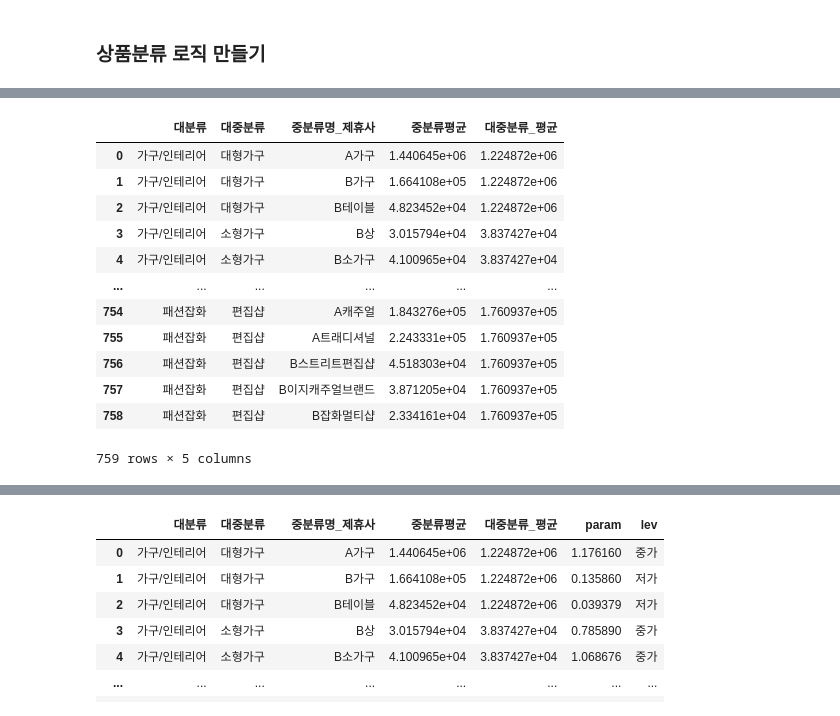
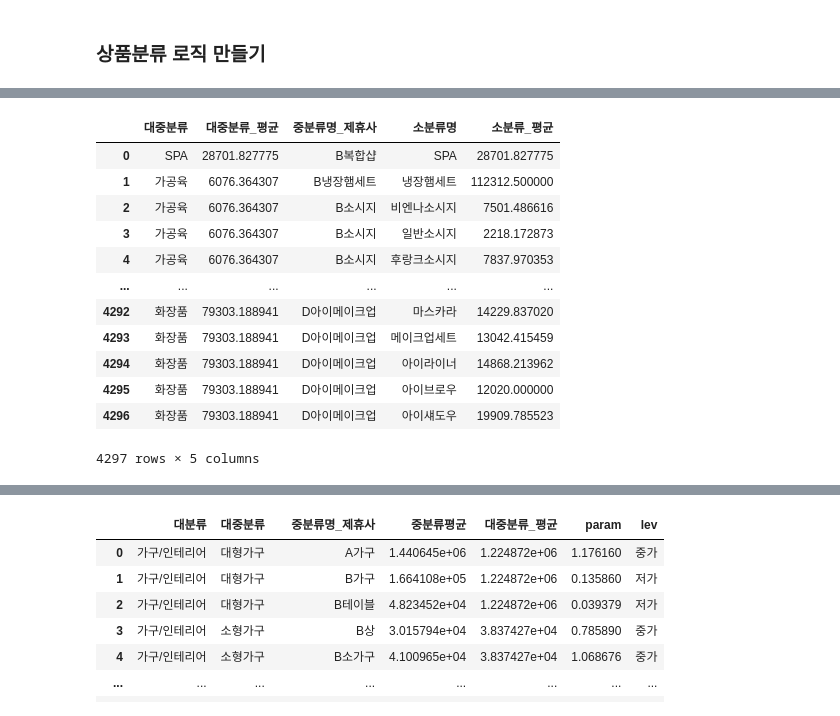
Before and after one commit to PKLH/cakd_LP, a Jupyter notebook: WorkSpace/Kim/EDA_minsup.ipynb, the cells around one changed output, grey strips where cells are left out. Drawn from its saved outputs; the diff is of its cells as text; code cells hidden in the pictures.

```diff
--- a/WorkSpace/Kim/EDA_minsup.ipynb
+++ b/WorkSpace/Kim/EDA_minsup.ipynb
@@ -1867,0 +1941,4 @@ purprd_prodcl.head()
+# %%
+# BtoB : 기업용선물 세트 등 벌크 상품들을 분리하기 위한 컬럼 생성
+purprd_prodcl['BtoB']=0
+purprd_prodcl.head()
@@ -1896,0 +1991,7 @@ purprd_pv_mean=purprd_pv_mean.rename(columns={'구매금액':'중분류평균'})
+# %%
+# 소분류의 평균
+purprd_pv_small_mean = pd.pivot_table(data=purprd_prodcl,index=['대중분류','중분류명_제휴사','소분류명'],\
+                                values='구매금액',aggfunc=(np.mean))
+purprd_pv_small_mean=purprd_pv_small_mean.reset_index()
+purprd_pv_small_mean=purprd_pv_small_mean.rename(columns={'구매금액':'소분류_평균'})
+purprd_pv_small_mean
@@ -1897,17 +2012,17 @@ purprd_pv_mean=purprd_pv_mean.rename(columns={'구매금액':'중분류평균'})
 # %%
-purprd_pv_mean_=pd.merge(purprd_pv_mean,purprd_pv_big_mean,how='outer')
+purprd_pv_mean_=pd.merge(purprd_pv_big_mean,purprd_pv_small_mean,how='outer')
 purprd_pv_mean_
 # %% [output]
-|  | 대분류 | 대중분류 | 중분류명_제휴사 | 중분류평균 | 대중분류_평균 |
-| 0 | 가구/인테리어 | 대형가구 | A가구 | 1.440645e+06 | 1.224872e+06 |
-| 1 | 가구/인테리어 | 대형가구 | B가구 | 1.664108e+05 | 1.224872e+06 |
-| 2 | 가구/인테리어 | 대형가구 | B테이블 | 4.823452e+04 | 1.224872e+06 |
-| 3 | 가구/인테리어 | 소형가구 | B상 | 3.015794e+04 | 3.837427e+04 |
-| 4 | 가구/인테리어 | 소형가구 | B소가구 | 4.100965e+04 | 3.837427e+04 |
+|  | 대중분류 | 대중분류_평균 | 중분류명_제휴사 | 소분류명 | 소분류_평균 |
+| 0 | SPA | 28701.827775 | B복합샵 | SPA | 28701.827775 |
+| 1 | 가공육 | 6076.364307 | B냉장햄세트 | 냉장햄세트 | 112312.500000 |
+| 2 | 가공육 | 6076.364307 | B소시지 | 비엔나소시지 | 7501.486616 |
+| 3 | 가공육 | 6076.364307 | B소시지 | 일반소시지 | 2218.172873 |
+| 4 | 가공육 | 6076.364307 | B소시지 | 후랑크소시지 | 7837.970353 |
 | ... | ... | ... | ... | ... | ... |
-| 754 | 패션잡화 | 편집샵 | A캐주얼 | 1.843276e+05 | 1.760937e+05 |
-| 755 | 패션잡화 | 편집샵 | A트래디셔널 | 2.243331e+05 | 1.760937e+05 |
-| 756 | 패션잡화 | 편집샵 | B스트리트편집샵 | 4.518303e+04 | 1.760937e+05 |
-| 757 | 패션잡화 | 편집샵 | B이지캐주얼브랜드 | 3.871205e+04 | 1.760937e+05 |
-| 758 | 패션잡화 | 편집샵 | B잡화멀티샵 | 2.334161e+04 | 1.760937e+05 |
+| 4292 | 화장품 | 79303.188941 | D아이메이크업 | 마스카라 | 14229.837020 |
+| 4293 | 화장품 | 79303.188941 | D아이메이크업 | 메이크업세트 | 13042.415459 |
+| 4294 | 화장품 | 79303.188941 | D아이메이크업 | 아이라이너 | 14868.213962 |
+| 4295 | 화장품 | 79303.188941 | D아이메이크업 | 아이브로우 | 12020.000000 |
+| 4296 | 화장품 | 79303.188941 | D아이메이크업 | 아이섀도우 | 19909.785523 |
-759 rows × 5 columns
+4297 rows × 5 columns
```
Also changed, not shown: parts of 62 cells of this notebook.
